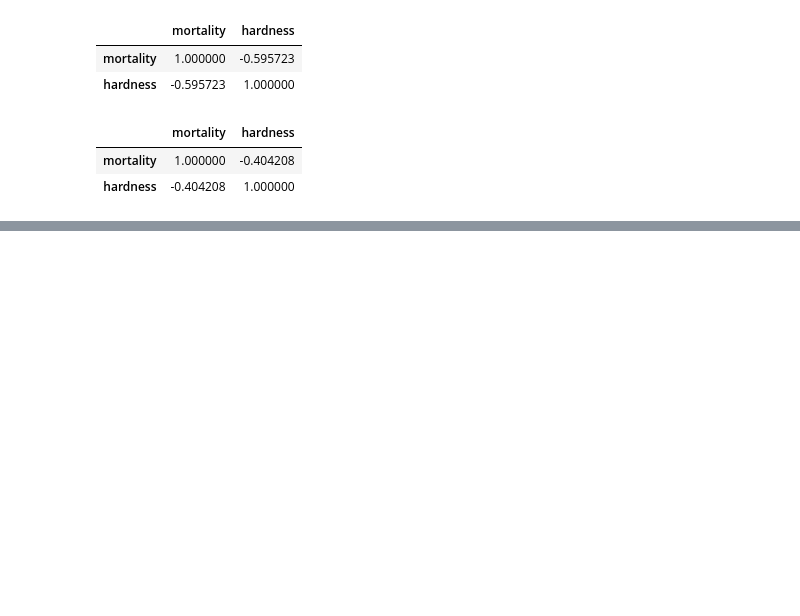
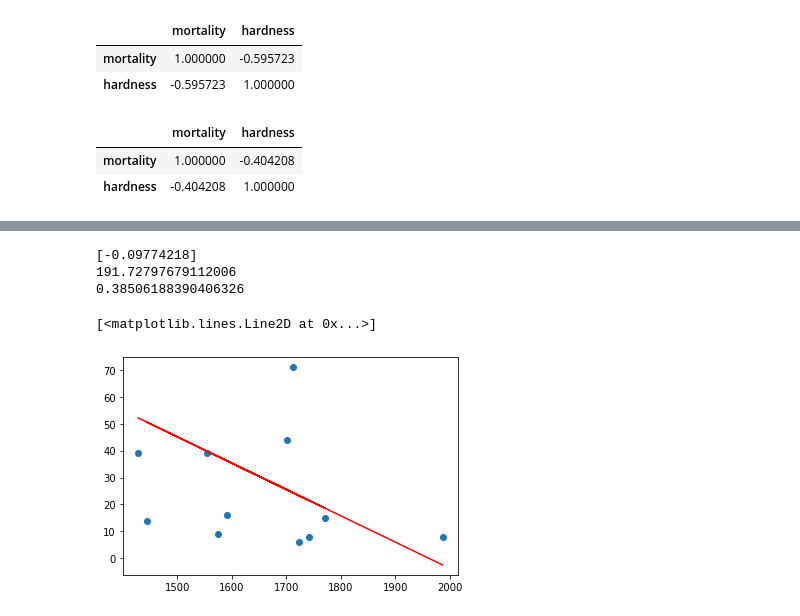
Before and after one commit to le-fed/3_Statictics, a Jupyter notebook: 4_corellation.ipynb, the cells around one changed output, grey strips where cells are left out. Drawn from its saved outputs; the diff is of its cells as text; code cells hidden in the pictures; blank space fills up the shorter version.

```diff
--- a/4_corellation.ipynb
+++ b/4_corellation.ipynb
@@ -191,0 +195,34 @@ df_north[['mortality', 'hardness']].corr(method='spearman')
+# %%
+# Модель для СЕВЕРА
+X_north = df_north[['mortality']]
+y_north = df_north['hardness']
+
+# выделяю тестовую выборку
+X_north_train, X_north_test, y_north_train, y_north_test = train_test_split(X_north, y_north, test_size=0.3, random_state=42)
+
+# построение модели ЛР на выборке для обучения
+model_north = LinearRegression()
+model_north.fit(X_north_train, y_north_train)
+
+# коэффициенты модели
+print(model_north.coef_)
+print(model_north.intercept_)
+
+# коэффициент детерминации
+print(model_north.score(X, y))
+
+# применяем модель к тестовой выборке
+y_north_pred = model_north.predict(X_north_test)
+
+# коэффициент детерминации по тестовой выборке
+model_north.score(X_north_test, X_north_test)
+
+# график остатков
+plt.scatter(X_north_test, y_north_test)
+plt.plot(X_north_test, y_north_pred, c='r')
+# %% [output]
+[-0.09774218]
+191.72797679112006
+0.38506188390406326
+[<matplotlib.lines.Line2D at 0x...>]
+[figure, added]
```
Also changed, not shown: parts of 34 cells of this notebook.
